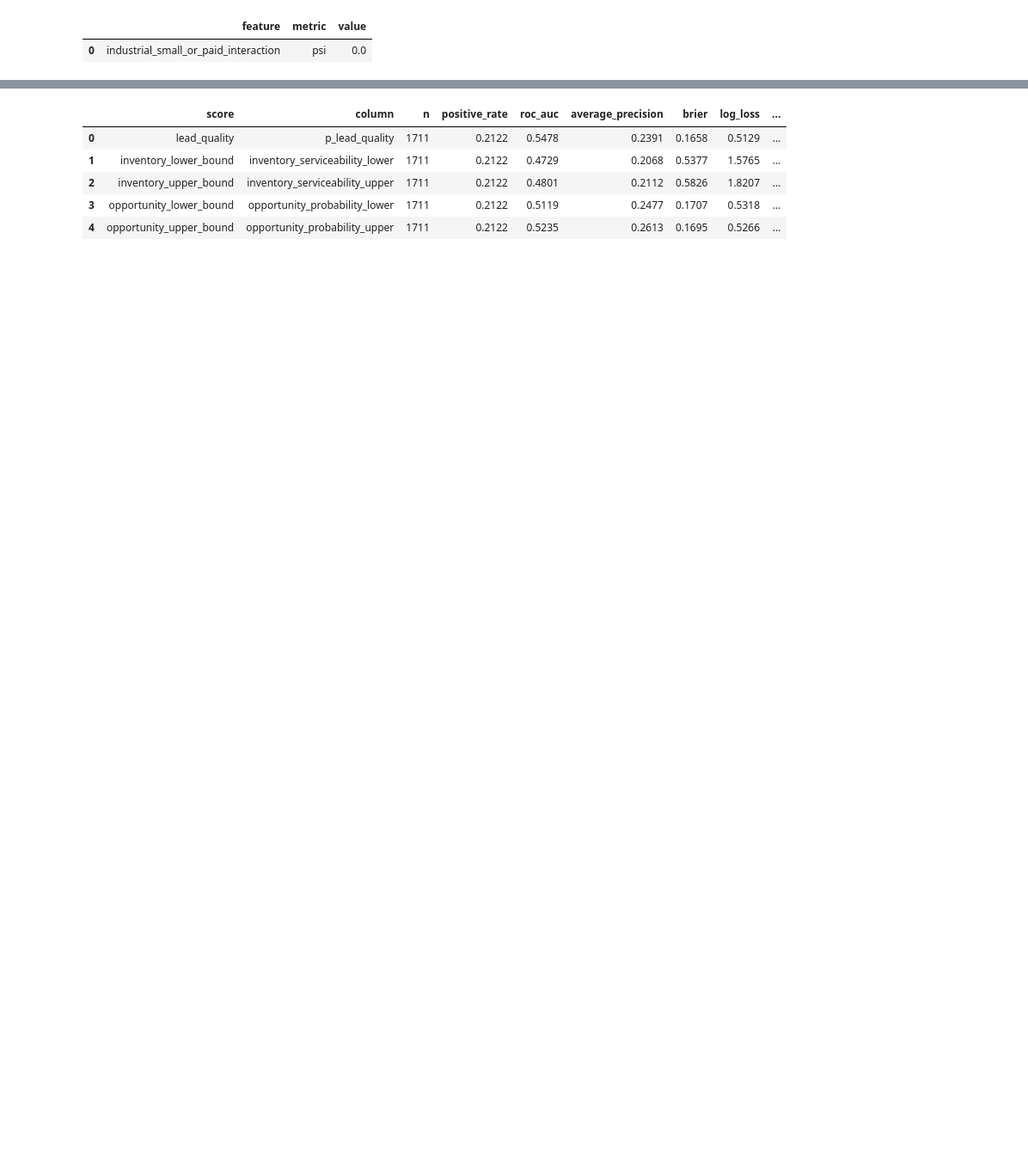
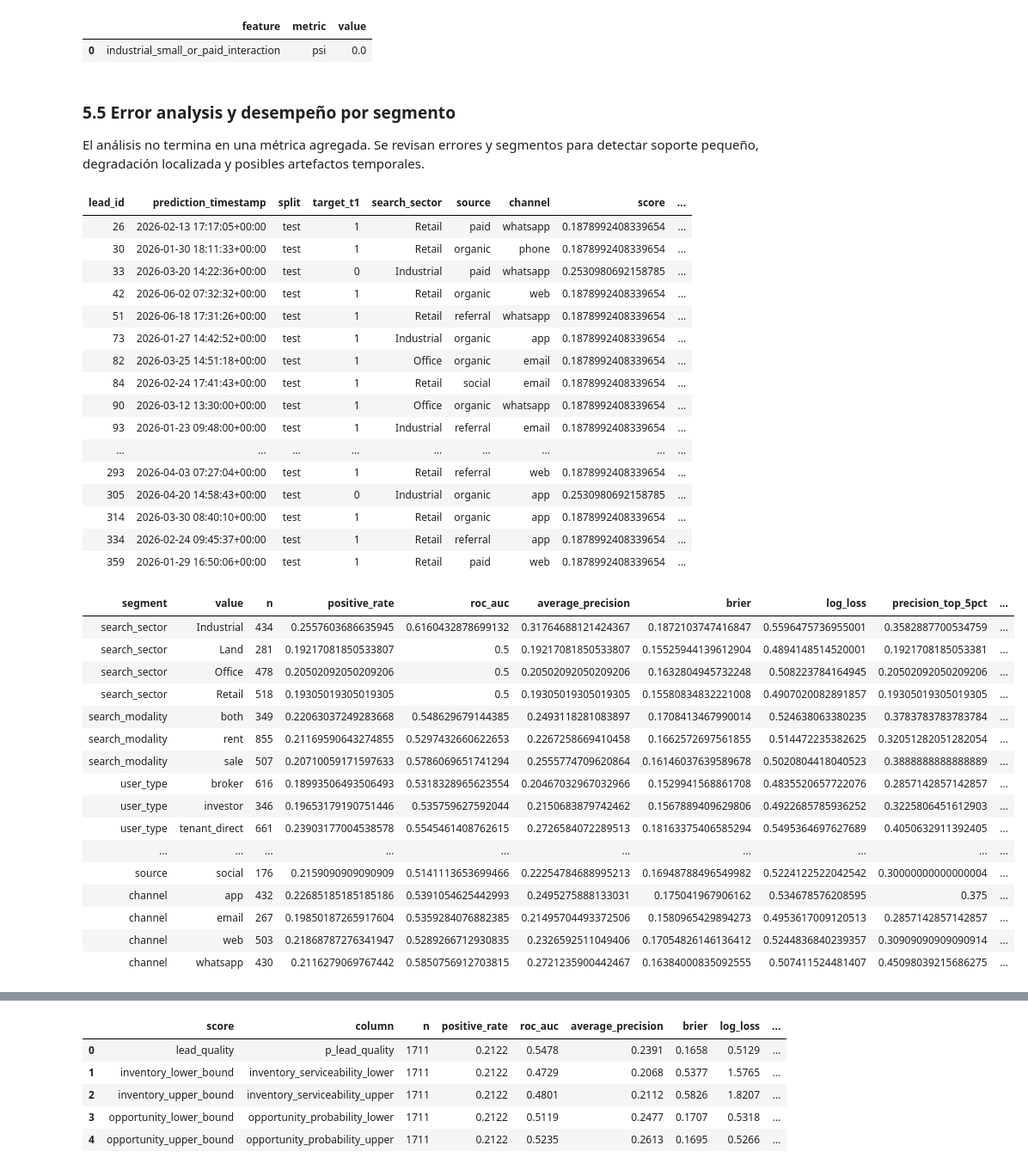
Before and after one commit to jcval94/spot2, a Jupyter notebook: codexway/notebooks/spot2_assessment.ipynb, the cells around one changed output, grey strips where cells are left out. Shown at 86% size. Cells and saved outputs as stored; diff of their text form; code cells hidden in the pictures; blank space fills up the shorter version.

```diff
--- a/codexway/notebooks/spot2_assessment.ipynb
+++ b/codexway/notebooks/spot2_assessment.ipynb
@@ -425,4 +617,46 @@ display(pd.read_csv(ROOT/'outputs/tables/feature_drift.csv').sort_values('value'
 | 5 | 2026-06 | 218 | 0.2110 | 0.5622 | 0.2487 | 0.1645 | 0.5095 | 0.3846 | ... |
 |  | feature | metric | value |
 | 0 | industrial_small_or_paid_interaction | psi | 0.0 |
+# %% [markdown]
+### 5.5 Error analysis y desempeño por segmento
+
+El análisis no termina en una métrica agregada. Se revisan errores y segmentos para detectar soporte pequeño, degradación localizada y posibles artefactos temporales.
+# %%
+display(pd.read_csv(ROOT/'outputs/tables/error_analysis.csv').head(30))
+display(pd.read_csv(ROOT/'outputs/tables/segment_metrics.csv').round(4).head(40))
+# %% [output]
+| lead_id | prediction_timestamp | split | target_t1 | search_sector | source | channel | score | ... |
+| 26 | 2026-02-13 17:17:05+00:00 | test | 1 | Retail | paid | whatsapp | 0.1878992408339654 | ... |
+| 30 | 2026-01-30 18:11:33+00:00 | test | 1 | Retail | organic | phone | 0.1878992408339654 | ... |
+| 33 | 2026-03-20 14:22:36+00:00 | test | 0 | Industrial | paid | whatsapp | 0.2530980692158785 | ... |
+| 42 | 2026-06-02 07:32:32+00:00 | test | 1 | Retail | organic | web | 0.1878992408339654 | ... |
+| 51 | 2026-06-18 17:31:26+00:00 | test | 1 | Retail | referral | whatsapp | 0.1878992408339654 | ... |
+| 73 | 2026-01-27 14:42:52+00:00 | test | 1 | Industrial | organic | app | 0.1878992408339654 | ... |
+| 82 | 2026-03-25 14:51:18+00:00 | test | 1 | Office | organic | email | 0.1878992408339654 | ... |
+| 84 | 2026-02-24 17:41:43+00:00 | test | 1 | Retail | social | email | 0.1878992408339654 | ... |
+| 90 | 2026-03-12 13:30:00+00:00 | test | 1 | Office | organic | whatsapp | 0.1878992408339654 | ... |
+| 93 | 2026-01-23 09:48:00+00:00 | test | 1 | Industrial | referral | email | 0.1878992408339654 | ... |
+| ... | ... | ... | ... | ... | ... | ... | ... | ... |
+| 293 | 2026-04-03 07:27:04+00:00 | test | 1 | Retail | referral | web | 0.1878992408339654 | ... |
+| 305 | 2026-04-20 14:58:43+00:00 | test | 0 | Industrial | organic | app | 0.2530980692158785 | ... |
+| 314 | 2026-03-30 08:40:10+00:00 | test | 1 | Retail | organic | app | 0.1878992408339654 | ... |
+| 334 | 2026-02-24 09:45:37+00:00 | test | 1 | Retail | referral | app | 0.1878992408339654 | ... |
+| 359 | 2026-01-29 16:50:06+00:00 | test | 1 | Retail | paid | web | 0.1878992408339654 | ... |
+| segment | value | n | positive_rate | roc_auc | average_precision | brier | log_loss | precision_top_5pct | ... |
+| search_sector | Industrial | 434 | 0.2557603686635945 | 0.6160432878699132 | 0.31764688121424367 | 0.1872103747416847 | 0.5596475736955001 | 0.3582887700534759 | ... |
+| search_sector | Land | 281 | 0.19217081850533807 | 0.5 | 0.19217081850533807 | 0.15525944139612904 | 0.4894148514520001 | 0.1921708185053381 | ... |
+| search_sector | Office | 478 | 0.20502092050209206 | 0.5 | 0.20502092050209206 | 0.1632804945732248 | 0.508223784164945 | 0.20502092050209206 | ... |
+| search_sector | Retail | 518 | 0.19305019305019305 | 0.5 | 0.19305019305019305 | 0.15580834832221008 | 0.4907020082891857 | 0.19305019305019305 | ... |
+| search_modality | both | 349 | 0.22063037249283668 | 0.548629679144385 | 0.2493118281083897 | 0.1708413467990014 | 0.524638063380235 | 0.3783783783783784 | ... |
+| search_modality | rent | 855 | 0.21169590643274855 | 0.5297432660622653 | 0.2267258669410458 | 0.1662572697561855 | 0.514472235382625 | 0.32051282051282054 | ... |
+| search_modality | sale | 507 | 0.20710059171597633 | 0.5786069651741294 | 0.2555774709620864 | 0.16146037639589678 | 0.5020804418040523 | 0.3888888888888889 | ... |
+| user_type | broker | 616 | 0.18993506493506493 | 0.5318328965623554 | 0.20467032967032966 | 0.1529941568861708 | 0.4835520657722076 | 0.2857142857142857 | ... |
+| user_type | investor | 346 | 0.19653179190751446 | 0.535759627592044 | 0.2150683879742462 | 0.1567889409629806 | 0.4922685785936252 | 0.3225806451612903 | ... |
+| user_type | tenant_direct | 661 | 0.23903177004538578 | 0.5545461408762615 | 0.2726584072289513 | 0.18163375406585294 | 0.5495364697627689 | 0.4050632911392405 | ... |
+| ... | ... | ... | ... | ... | ... | ... | ... | ... | ... |
+| source | social | 176 | 0.2159090909090909 | 0.5141113653699466 | 0.22254784688995213 | 0.16948788496549982 | 0.5224122522042542 | 0.30000000000000004 | ... |
+| channel | app | 432 | 0.22685185185185186 | 0.5391054625442993 | 0.2495275888133031 | 0.175041967906162 | 0.534678576208595 | 0.375 | ... |
+| channel | email | 267 | 0.19850187265917604 | 0.5359284076882385 | 0.21495704493372506 | 0.1580965429894273 | 0.4953617009120513 | 0.2857142857142857 | ... |
+| channel | web | 503 | 0.21868787276341947 | 0.5289266712930835 | 0.2326592511049406 | 0.17054826146136412 | 0.5244836840239357 | 0.30909090909090914 | ... |
+| channel | whatsapp | 430 | 0.2116279069767442 | 0.5850756912703815 | 0.2721235900442467 | 0.16384000835092555 | 0.507411524481407 | 0.45098039215686275 | ... |
 # %% [markdown]
```
Also changed, not shown: parts of 41 cells of this notebook.
